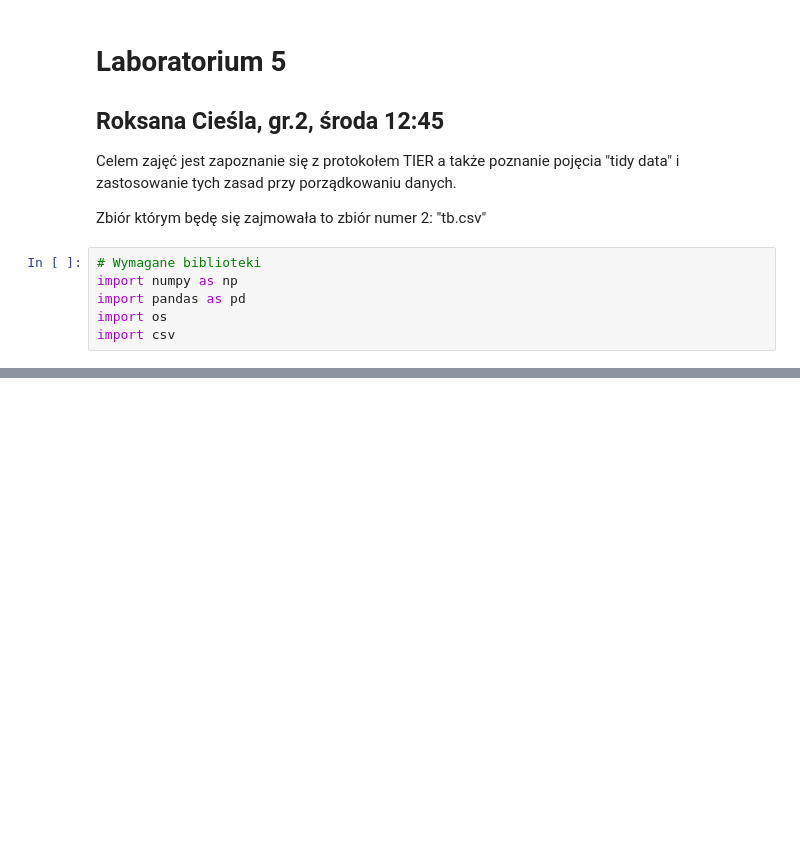
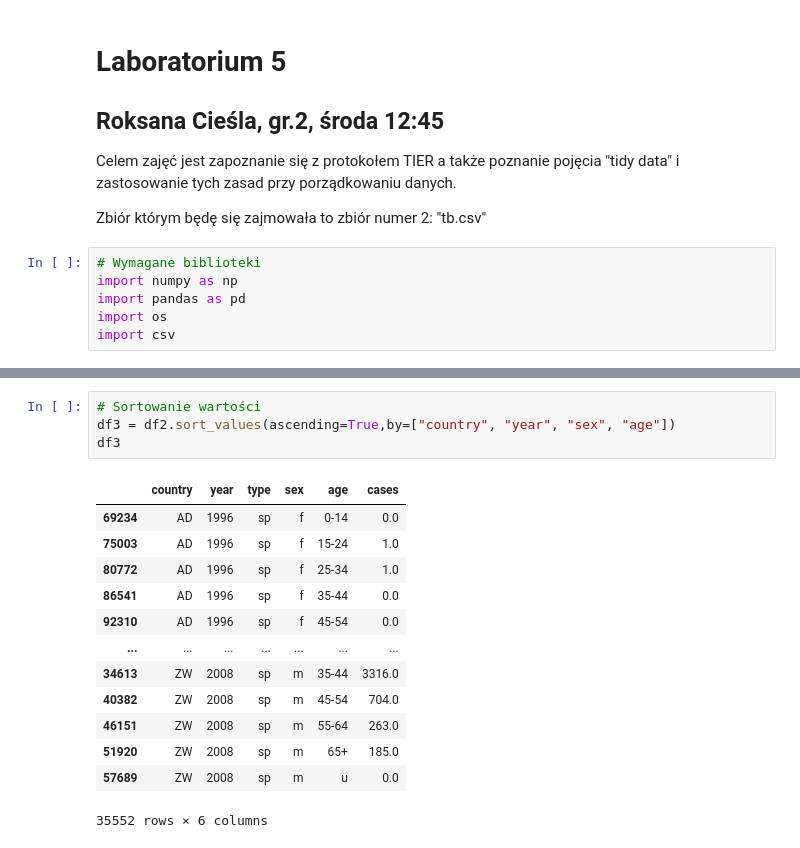
Before and after one commit to rogzan/aibd_rciesla, a Jupyter notebook: lab5/command_files/data_processing.ipynb, the cells around one changed output, grey strips where cells are left out. Drawn from its saved outputs; the diff is of its cells as text; blank space fills up the shorter version.

```diff
--- a/lab5/command_files/data_processing.ipynb
+++ b/lab5/command_files/data_processing.ipynb
@@ -23,0 +129,18 @@ with open(original_data_path) as csvfile:
+# %%
+# Sortowanie wartości
+df3 = df2.sort_values(ascending=True,by=["country", "year", "sex", "age"])
+df3
+# %% [output]
+|  | country | year | type | sex | age | cases |
+| 69234 | AD | 1996 | sp | f | 0-14 | 0.0 |
+| 75003 | AD | 1996 | sp | f | 15-24 | 1.0 |
+| 80772 | AD | 1996 | sp | f | 25-34 | 1.0 |
+| 86541 | AD | 1996 | sp | f | 35-44 | 0.0 |
+| 92310 | AD | 1996 | sp | f | 45-54 | 0.0 |
+| ... | ... | ... | ... | ... | ... | ... |
+| 34613 | ZW | 2008 | sp | m | 35-44 | 3316.0 |
+| 40382 | ZW | 2008 | sp | m | 45-54 | 704.0 |
+| 46151 | ZW | 2008 | sp | m | 55-64 | 263.0 |
+| 51920 | ZW | 2008 | sp | m | 65+ | 185.0 |
+| 57689 | ZW | 2008 | sp | m | u | 0.0 |
+35552 rows × 6 columns
```
Also changed, not shown: parts of 11 cells of this notebook, 1 other file.
